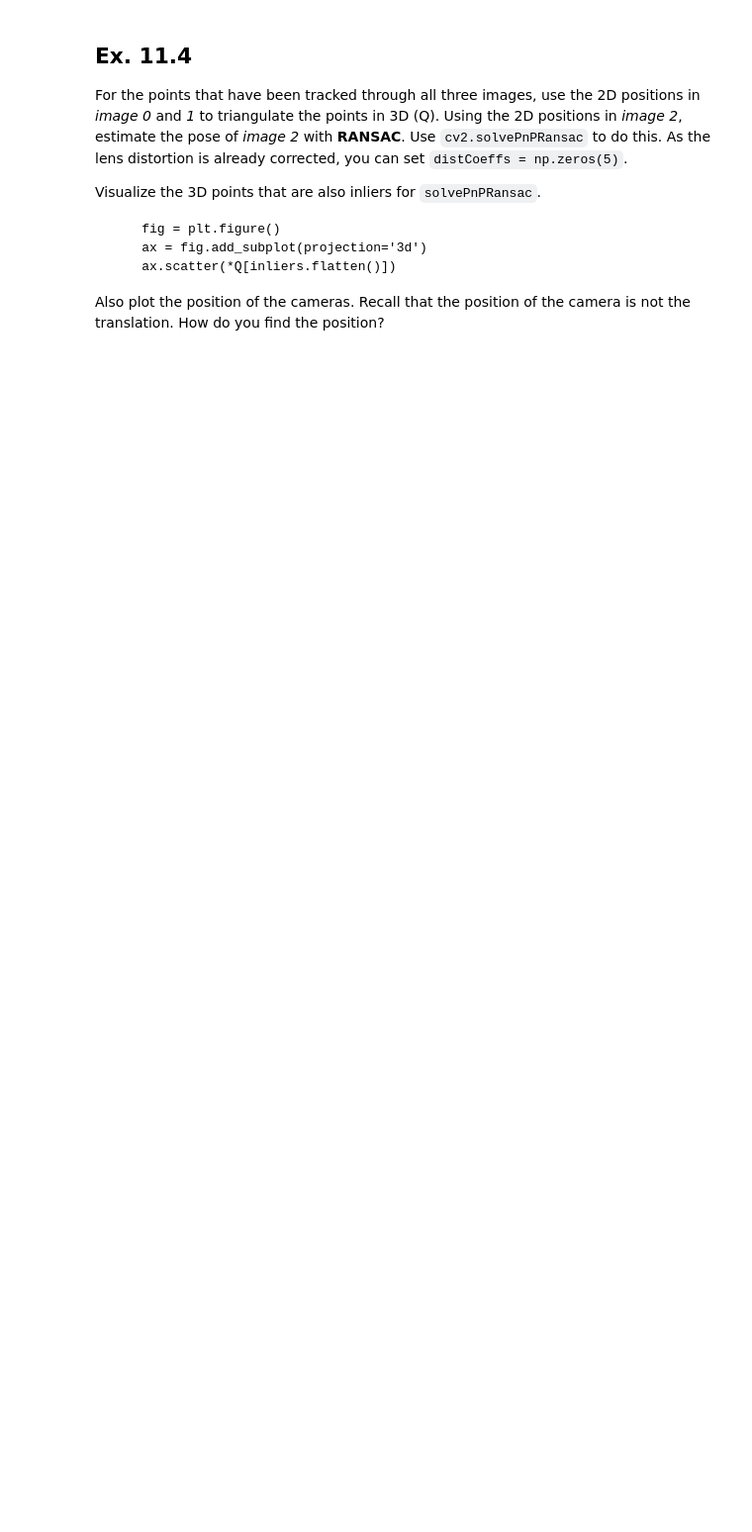
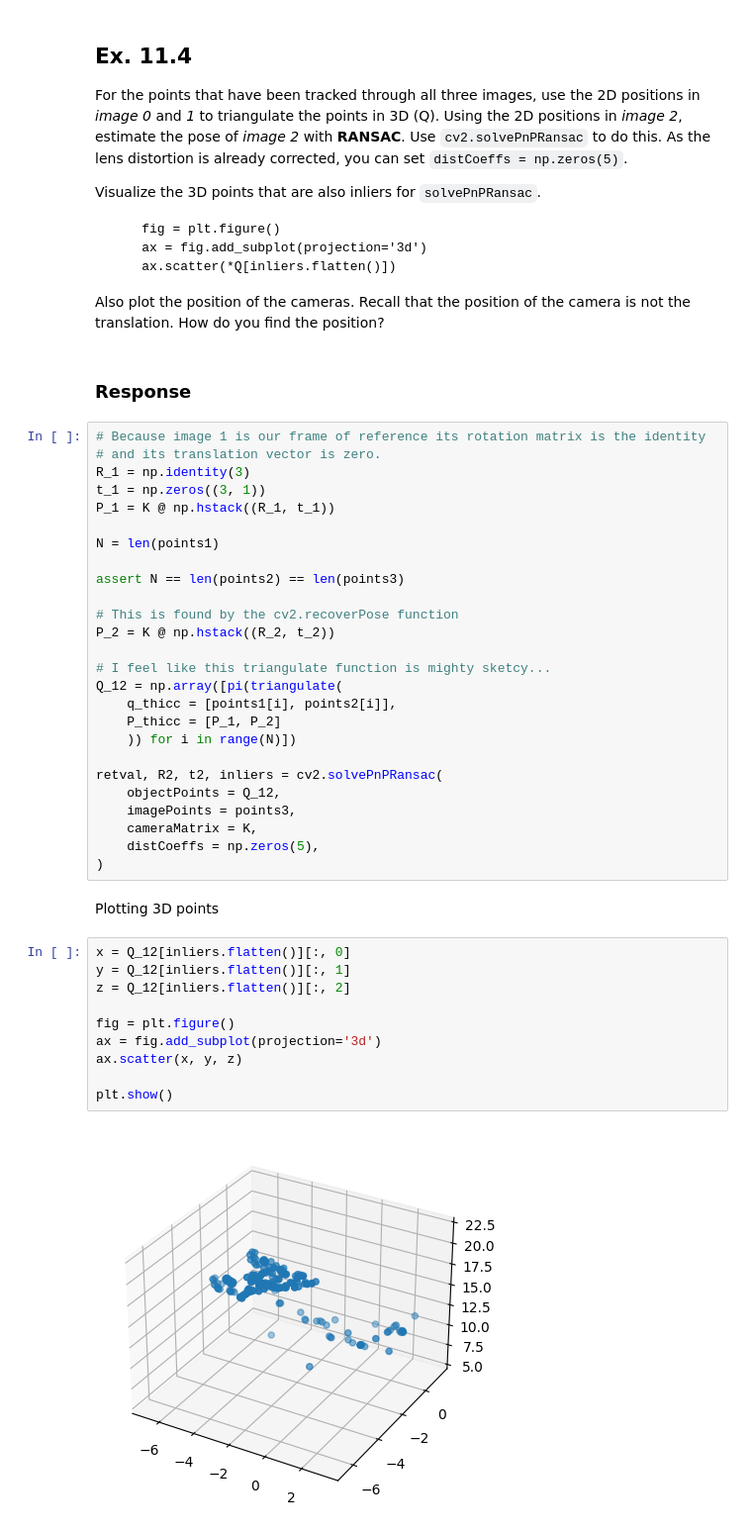
Before and after one commit to WeatherBoy/02504_Code, a Jupyter notebook: Ex11/ex11.ipynb, the cells around one changed output. Shown at 99% size. Drawn from its saved outputs; the diff is of its cells as text; blank space fills up the shorter version.

```diff
--- a/Ex11/ex11.ipynb
+++ b/Ex11/ex11.ipynb
@@ -429,3 +496,45 @@ Visualize the 3D points that are also inliers for `solvePnPRansac`.
 
 Also plot the position of the cameras. Recall that the position of the camera is not the translation.
 How do you find the position?
+# %% [markdown]
+### Response
+# %%
+# Because image 1 is our frame of reference its rotation matrix is the identity
+# and its translation vector is zero.
+R_1 = np.identity(3)
+t_1 = np.zeros((3, 1))
+P_1 = K @ np.hstack((R_1, t_1))
+
+N = len(points1)
+
+assert N == len(points2) == len(points3)
+
+# This is found by the cv2.recoverPose function
+P_2 = K @ np.hstack((R_2, t_2))
+
+# I feel like this triangulate function is mighty sketcy...
+Q_12 = np.array([pi(triangulate(
+    q_thicc = [points1[i], points2[i]],
+    P_thicc = [P_1, P_2]
+    )) for i in range(N)])
+
+retval, R2, t2, inliers = cv2.solvePnPRansac(
+    objectPoints = Q_12,
+    imagePoints = points3,
+    cameraMatrix = K,
+    distCoeffs = np.zeros(5),
+)
+# %% [markdown]
+Plotting 3D points
+# %%
+x = Q_12[inliers.flatten()][:, 0]
+y = Q_12[inliers.flatten()][:, 1]
+z = Q_12[inliers.flatten()][:, 2]
+
+fig = plt.figure()
+ax = fig.add_subplot(projection='3d')
+ax.scatter(x, y, z)
+
+plt.show()
+# %% [output]
+[figure, added]
```
Also changed, not shown: parts of 13 cells of this notebook.
